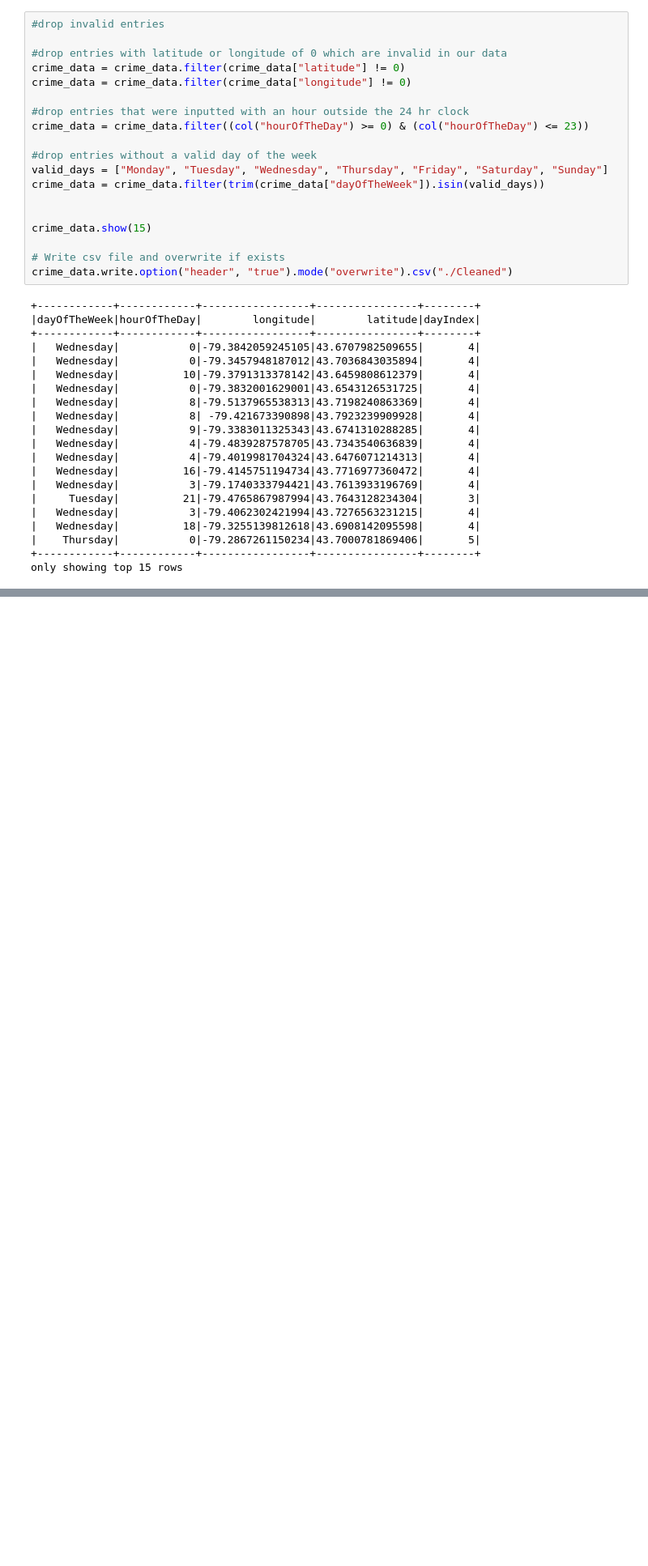
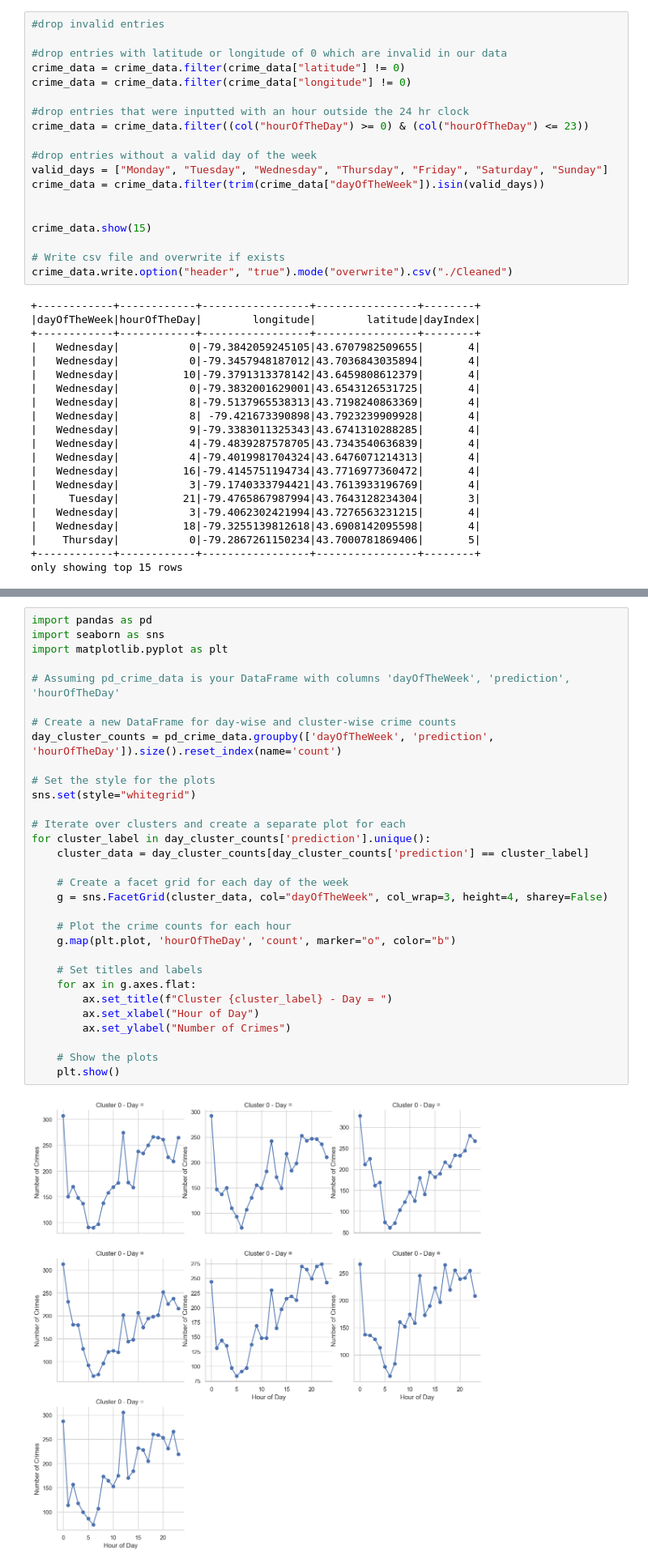
Before and after one commit to AjayArumugam07/PatrolOptimizer-BigDataAnalysis, a Jupyter notebook: Data Cleaning.ipynb, the cells around one changed output, grey strips where cells are left out. Shown at 81% size. Saved outputs shown, nothing was run; the diff lists cells and outputs as text; blank space fills up the shorter version.

```diff
--- a/Data Cleaning.ipynb
+++ b/Data Cleaning.ipynb
@@ -261,0 +295,33 @@ print(pd_crime_data)
+# %%
+import pandas as pd
+import seaborn as sns
+import matplotlib.pyplot as plt
+
+# Assuming pd_crime_data is your DataFrame with columns 'dayOfTheWeek', 'prediction', 'hourOfTheDay'
+
+# Create a new DataFrame for day-wise and cluster-wise crime counts
+day_cluster_counts = pd_crime_data.groupby(['dayOfTheWeek', 'prediction', 'hourOfTheDay']).size().reset_index(name='count')
+
+# Set the style for the plots
+sns.set(style="whitegrid")
+
+# Iterate over clusters and create a separate plot for each
+for cluster_label in day_cluster_counts['prediction'].unique():
+    cluster_data = day_cluster_counts[day_cluster_counts['prediction'] == cluster_label]
+
+    # Create a facet grid for each day of the week
+    g = sns.FacetGrid(cluster_data, col="dayOfTheWeek", col_wrap=3, height=4, sharey=False)
+
+    # Plot the crime counts for each hour
+    g.map(plt.plot, 'hourOfTheDay', 'count', marker="o", color="b")
+
+    # Set titles and labels
+    for ax in g.axes.flat:
+        ax.set_title(f"Cluster {cluster_label} - Day = ")
+        ax.set_xlabel("Hour of Day")
+        ax.set_ylabel("Number of Crimes")
+
+    # Show the plots
+    plt.show()
+# %% [output]
+[figure, added]
```
Also changed, not shown: parts of 8 cells of this notebook.
